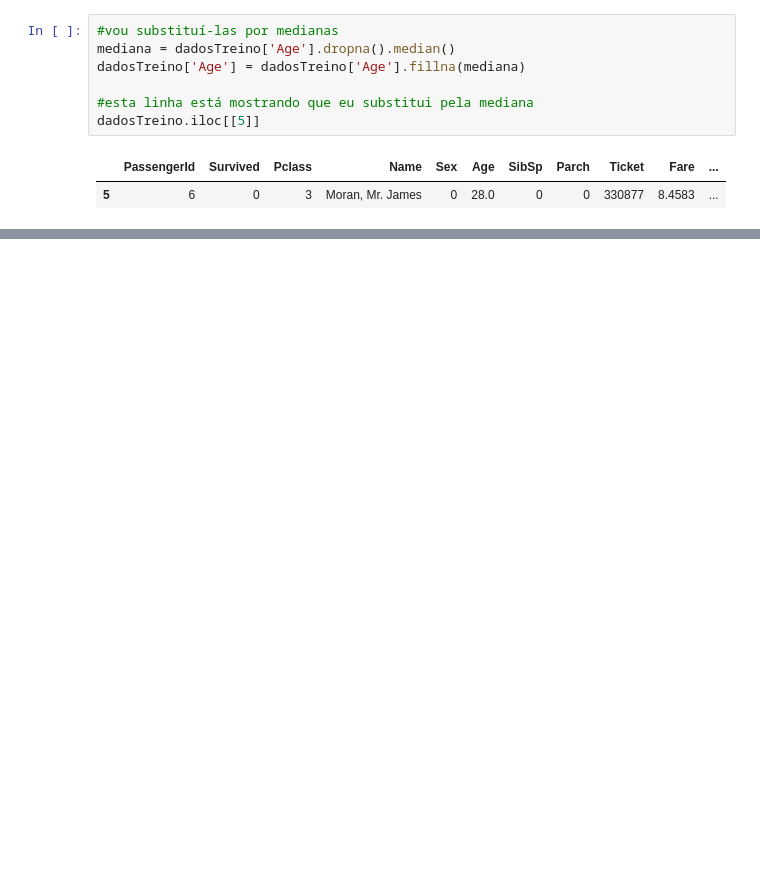
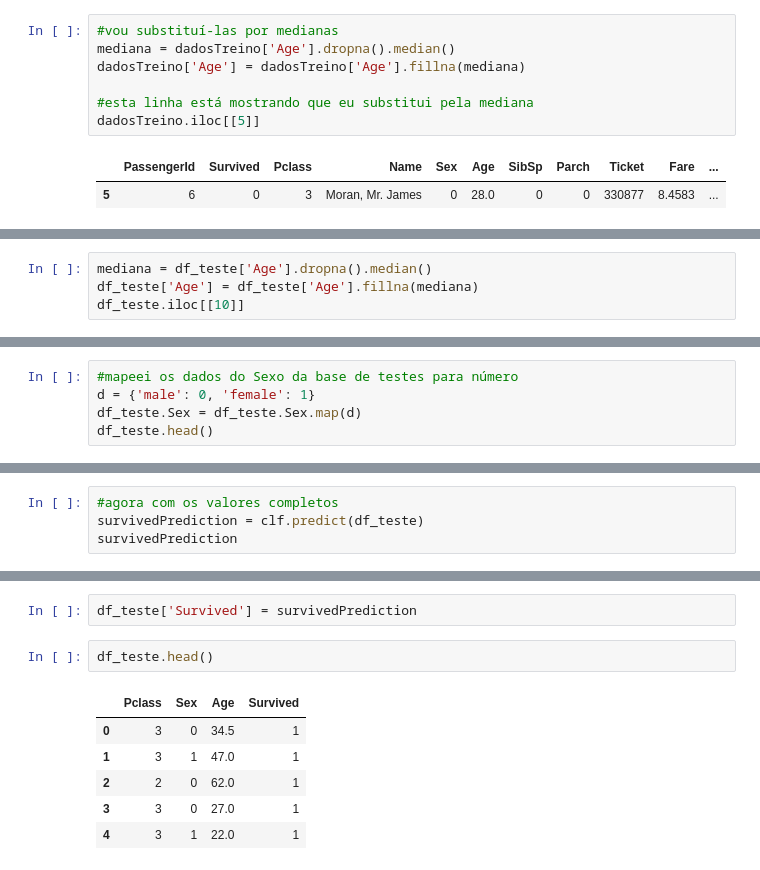
Before and after one commit to Lucas-Rocha2Ey/data-science-titanic, a Jupyter notebook: Titanic.ipynb, the cells around one changed output, grey strips where cells are left out. Saved outputs shown, nothing was run; the diff lists cells and outputs as text; blank space fills up the shorter version.

```diff
--- a/Titanic.ipynb
+++ b/Titanic.ipynb
@@ -466,0 +520,4 @@ df_teste.head()
+# %%
+mediana = df_teste['Age'].dropna().median()
+df_teste['Age'] = df_teste['Age'].fillna(mediana)
+df_teste.iloc[[10]]
@@ -466,0 +527,5 @@ df_teste.head()
+# %%
+#mapeei os dados do Sexo da base de testes para número
+d = {'male': 0, 'female': 1}
+df_teste.Sex = df_teste.Sex.map(d)
+df_teste.head()
@@ -466,0 +544,4 @@ df_teste.head()
+# %%
+#agora com os valores completos
+survivedPrediction = clf.predict(df_teste)
+survivedPrediction
@@ -466,0 +569,11 @@ df_teste.head()
+# %%
+df_teste['Survived'] = survivedPrediction
+# %%
+df_teste.head()
+# %% [output]
+|  | Pclass | Sex | Age | Survived |
+| 0 | 3 | 0 | 34.5 | 1 |
+| 1 | 3 | 1 | 47.0 | 1 |
+| 2 | 2 | 0 | 62.0 | 1 |
+| 3 | 3 | 0 | 27.0 | 1 |
+| 4 | 3 | 1 | 22.0 | 1 |
```
Also changed, not shown: parts of 12 cells of this notebook.
